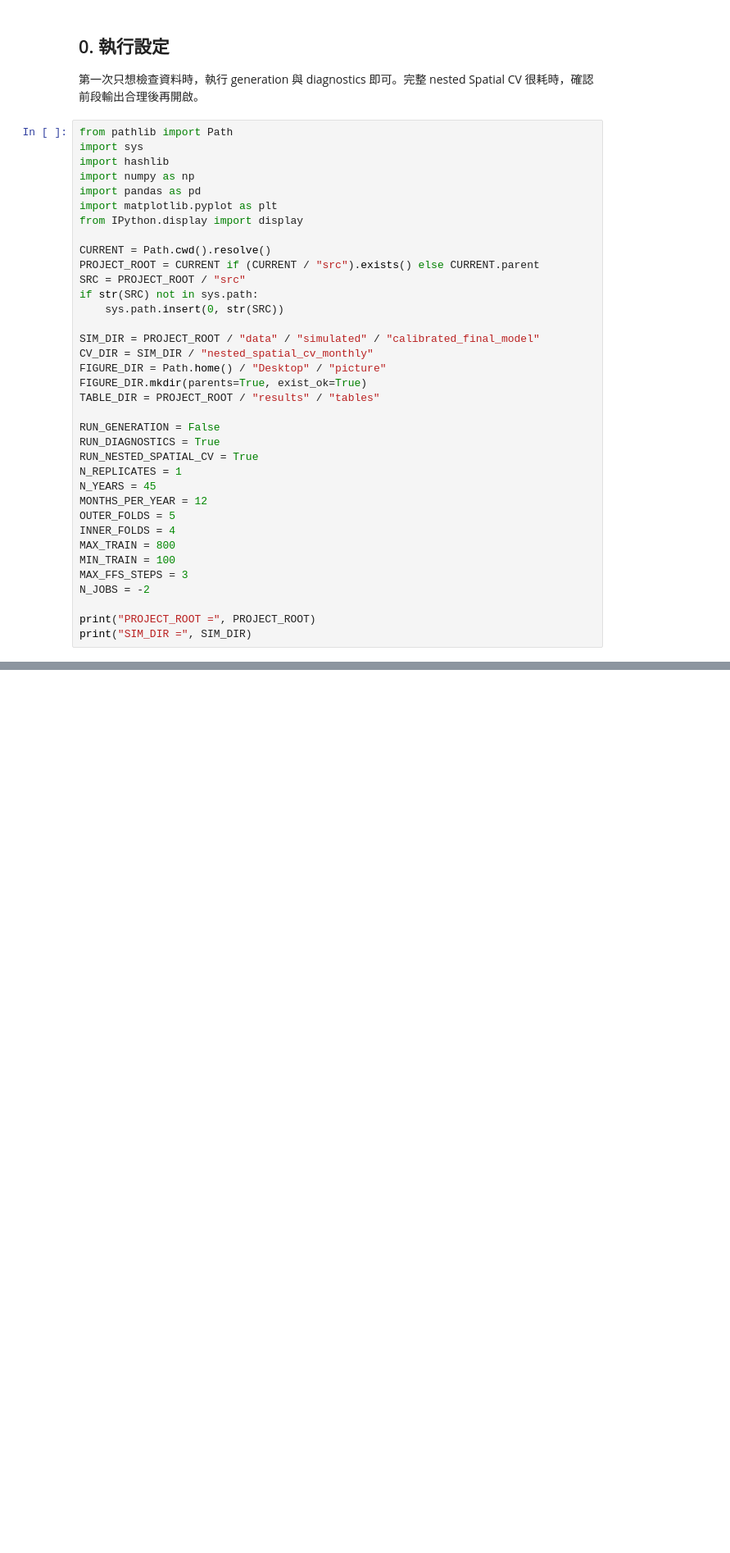
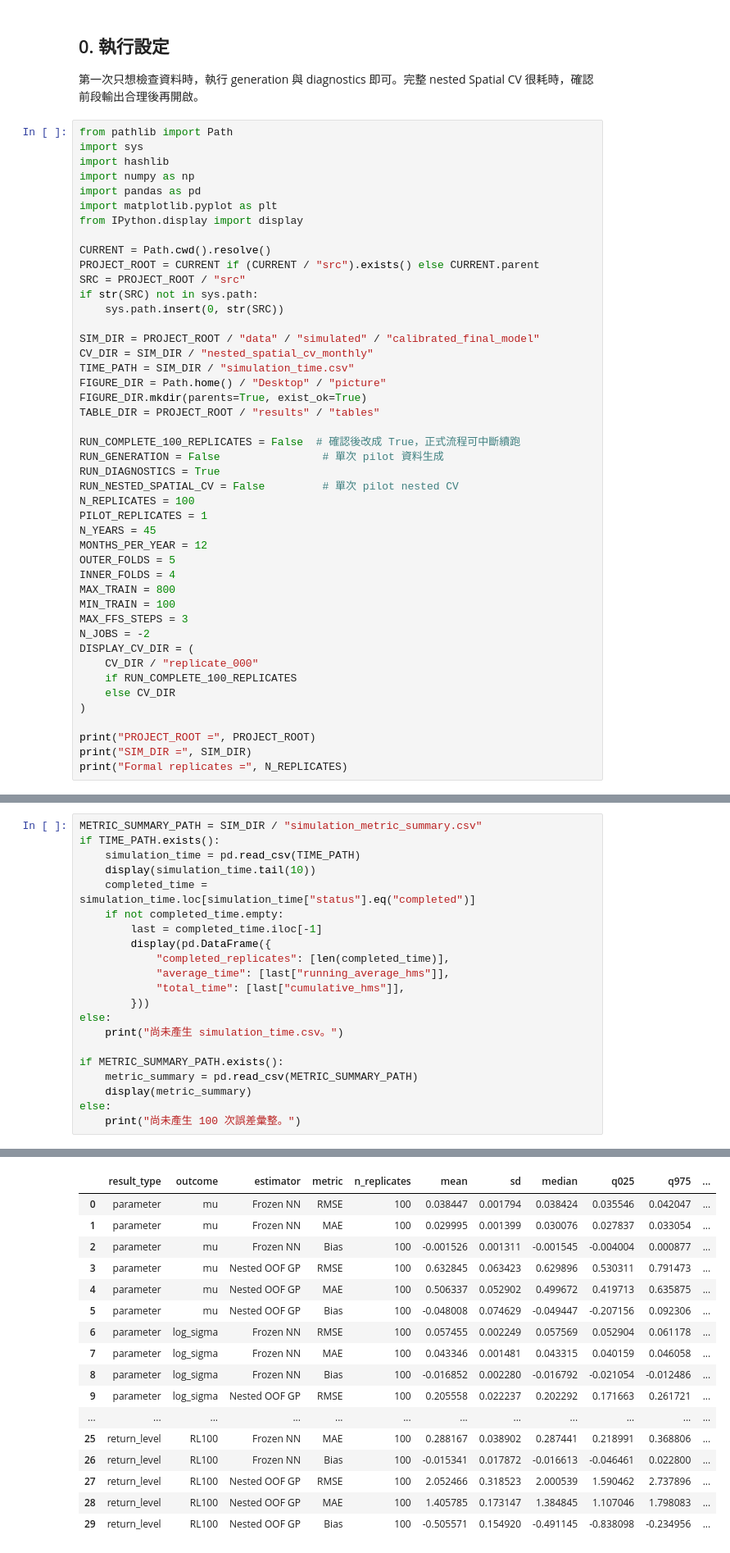
Before and after one commit to shu-ming0808/gev-use-nn, a Jupyter notebook: notebooks/simulation.ipynb, the cells around one changed output, grey strips where cells are left out. Shown at 82% size. Cells and saved outputs as stored; diff of their text form; blank space fills up the shorter version.

```diff
--- a/notebooks/simulation.ipynb
+++ b/notebooks/simulation.ipynb
@@ -41,14 +41,17 @@ if str(SRC) not in sys.path:
 
 SIM_DIR = PROJECT_ROOT / "data" / "simulated" / "calibrated_final_model"
 CV_DIR = SIM_DIR / "nested_spatial_cv_monthly"
+TIME_PATH = SIM_DIR / "simulation_time.csv"
 FIGURE_DIR = Path.home() / "Desktop" / "picture"
 FIGURE_DIR.mkdir(parents=True, exist_ok=True)
 TABLE_DIR = PROJECT_ROOT / "results" / "tables"
 
-RUN_GENERATION = False
+RUN_COMPLETE_100_REPLICATES = False  # 確認後改成 True，正式流程可中斷續跑
+RUN_GENERATION = False                # 單次 pilot 資料生成
 RUN_DIAGNOSTICS = True
-RUN_NESTED_SPATIAL_CV = True
-N_REPLICATES = 1
+RUN_NESTED_SPATIAL_CV = False         # 單次 pilot nested CV
+N_REPLICATES = 100
+PILOT_REPLICATES = 1
 N_YEARS = 45
 MONTHS_PER_YEAR = 12
 OUTER_FOLDS = 5
@@ -57,6 +60,12 @@ MAX_TRAIN = 800
 MIN_TRAIN = 100
 MAX_FFS_STEPS = 3
 N_JOBS = -2
+DISPLAY_CV_DIR = (
+    CV_DIR / "replicate_000"
+    if RUN_COMPLETE_100_REPLICATES
+    else CV_DIR
+)
 
 print("PROJECT_ROOT =", PROJECT_ROOT)
 print("SIM_DIR =", SIM_DIR)
+print("Formal replicates =", N_REPLICATES)
@@ -62,0 +134,22 @@ print("SIM_DIR =", SIM_DIR)
+# %%
+METRIC_SUMMARY_PATH = SIM_DIR / "simulation_metric_summary.csv"
+if TIME_PATH.exists():
+    simulation_time = pd.read_csv(TIME_PATH)
+    display(simulation_time.tail(10))
+    completed_time = simulation_time.loc[simulation_time["status"].eq("completed")]
+    if not completed_time.empty:
+        last = completed_time.iloc[-1]
+        display(pd.DataFrame({
+            "completed_replicates": [len(completed_time)],
+            "average_time": [last["running_average_hms"]],
+            "total_time": [last["cumulative_hms"]],
+        }))
+else:
+    print("尚未產生 simulation_time.csv。")
+
+if METRIC_SUMMARY_PATH.exists():
+    metric_summary = pd.read_csv(METRIC_SUMMARY_PATH)
+    display(metric_summary)
+else:
+    print("尚未產生 100 次誤差彙整。")
+# %% [output]
@@ -63,3 +169,20 @@ print("SIM_DIR =", SIM_DIR)
+|  | result_type | outcome | estimator | metric | n_replicates | mean | sd | median | q025 | q975 | ... |
+| 0 | parameter | mu | Frozen NN | RMSE | 100 | 0.038447 | 0.001794 | 0.038424 | 0.035546 | 0.042047 | ... |
+| 1 | parameter | mu | Frozen NN | MAE | 100 | 0.029995 | 0.001399 | 0.030076 | 0.027837 | 0.033054 | ... |
+| 2 | parameter | mu | Frozen NN | Bias | 100 | -0.001526 | 0.001311 | -0.001545 | -0.004004 | 0.000877 | ... |
+| 3 | parameter | mu | Nested OOF GP | RMSE | 100 | 0.632845 | 0.063423 | 0.629896 | 0.530311 | 0.791473 | ... |
+| 4 | parameter | mu | Nested OOF GP | MAE | 100 | 0.506337 | 0.052902 | 0.499672 | 0.419713 | 0.635875 | ... |
+| 5 | parameter | mu | Nested OOF GP | Bias | 100 | -0.048008 | 0.074629 | -0.049447 | -0.207156 | 0.092306 | ... |
+| 6 | parameter | log_sigma | Frozen NN | RMSE | 100 | 0.057455 | 0.002249 | 0.057569 | 0.052904 | 0.061178 | ... |
+| 7 | parameter | log_sigma | Frozen NN | MAE | 100 | 0.043346 | 0.001481 | 0.043315 | 0.040159 | 0.046058 | ... |
+| 8 | parameter | log_sigma | Frozen NN | Bias | 100 | -0.016852 | 0.002280 | -0.016792 | -0.021054 | -0.012486 | ... |
+| 9 | parameter | log_sigma | Nested OOF GP | RMSE | 100 | 0.205558 | 0.022237 | 0.202292 | 0.171663 | 0.261721 | ... |
+| ... | ... | ... | ... | ... | ... | ... | ... | ... | ... | ... | ... |
+| 25 | return_level | RL100 | Frozen NN | MAE | 100 | 0.288167 | 0.038902 | 0.287441 | 0.218991 | 0.368806 | ... |
+| 26 | return_level | RL100 | Frozen NN | Bias | 100 | -0.015341 | 0.017872 | -0.016613 | -0.046461 | 0.022800 | ... |
+| 27 | return_level | RL100 | Nested OOF GP | RMSE | 100 | 2.052466 | 0.318523 | 2.000539 | 1.590462 | 2.737896 | ... |
+| 28 | return_level | RL100 | Nested OOF GP | MAE | 100 | 1.405785 | 0.173147 | 1.384845 | 1.107046 | 1.798083 | ... |
+| 29 | return_level | RL100 | Nested OOF GP | Bias | 100 | -0.505571 | 0.154920 | -0.491145 | -0.838098 | -0.234956 | ... |
 # %% [markdown]
 ## 1. 依真實最終模型生成已知真值
 
```
Also changed, not shown: parts of 17 cells of this notebook, 1 other file.
